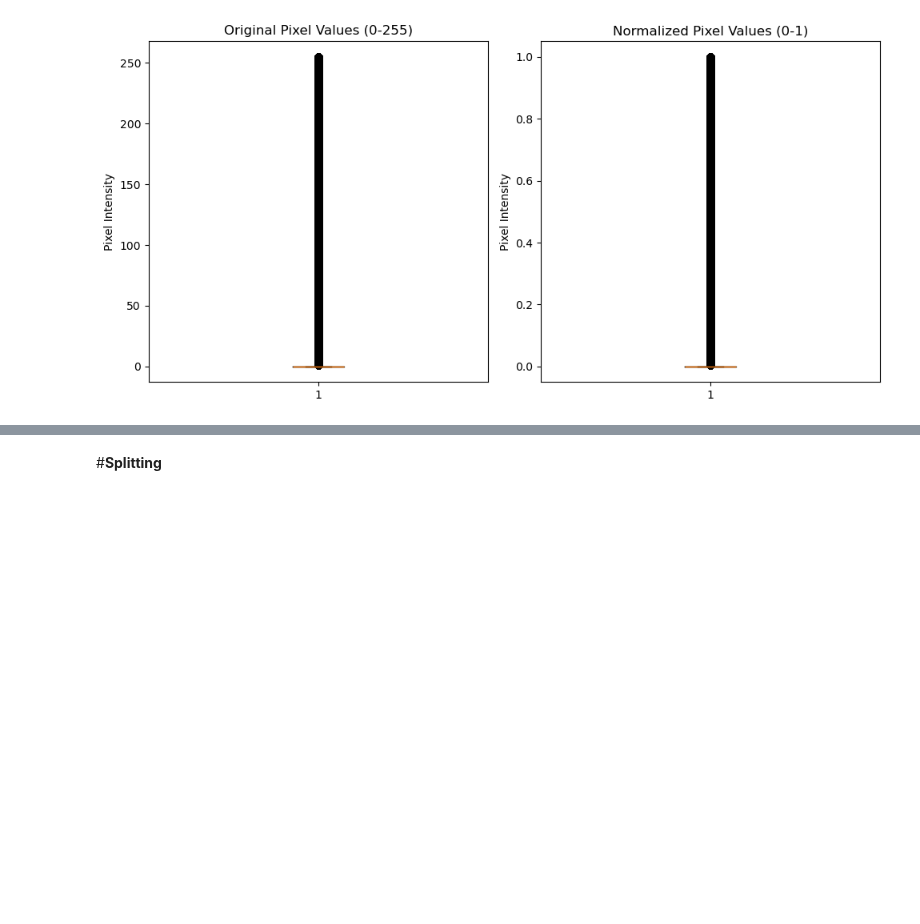
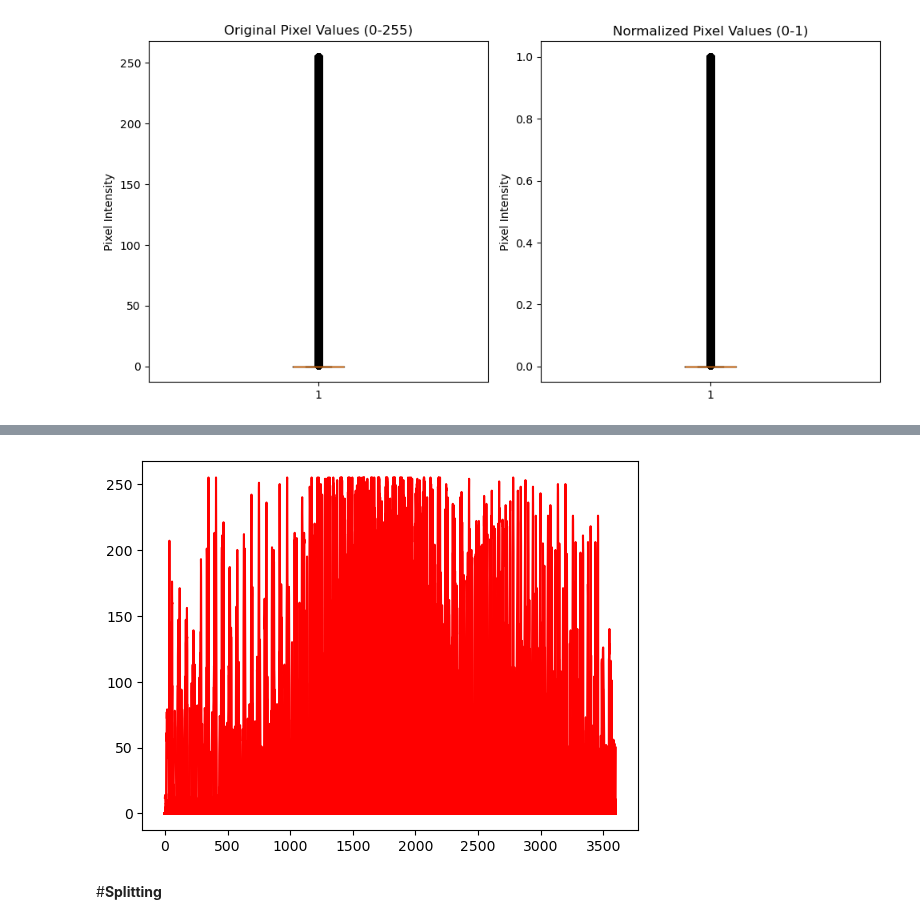
Before and after one commit to FaridRash/DATA-MINING-MACHINE-LEARNING-semester-2-, a Jupyter notebook: The Final Project/Notebooks/Farid/Farid_CNN_linux.ipynb, the cells around one changed output, grey strips where cells are left out. Cells and saved outputs as stored; diff of their text form; code cells hidden in the pictures; blank space fills up the shorter version.

```diff
--- a/The Final Project/Notebooks/Farid/Farid_CNN_linux.ipynb
+++ b/The Final Project/Notebooks/Farid/Farid_CNN_linux.ipynb
@@ -344,3 +380,10 @@ plt.show()
+# %%
+for i in range(100):
+    plt.plot(class_2_flatten[i], color='red')
+
+plt.show();
+# %% [output]
+[figure, added]
 # %% [markdown]
 #**Splitting**
 # %%
```
Also changed, not shown: parts of 8 cells of this notebook.
